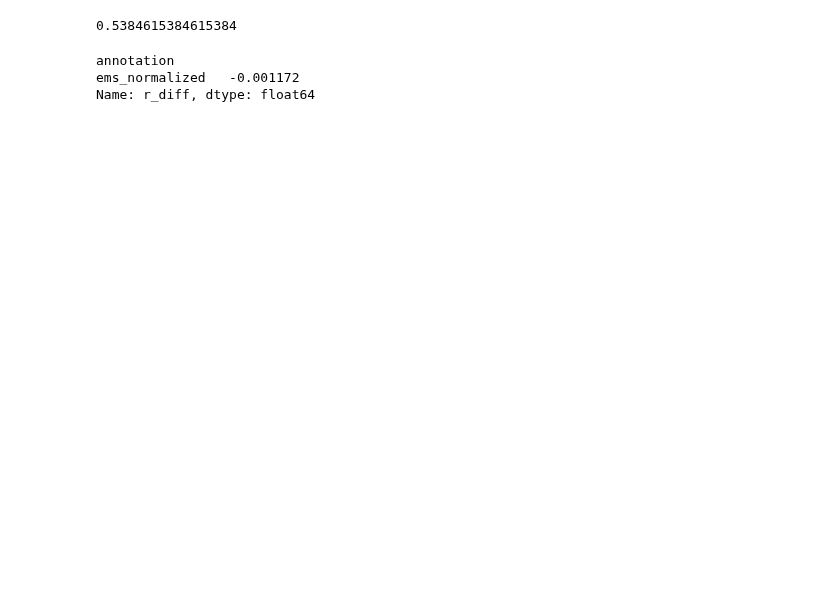
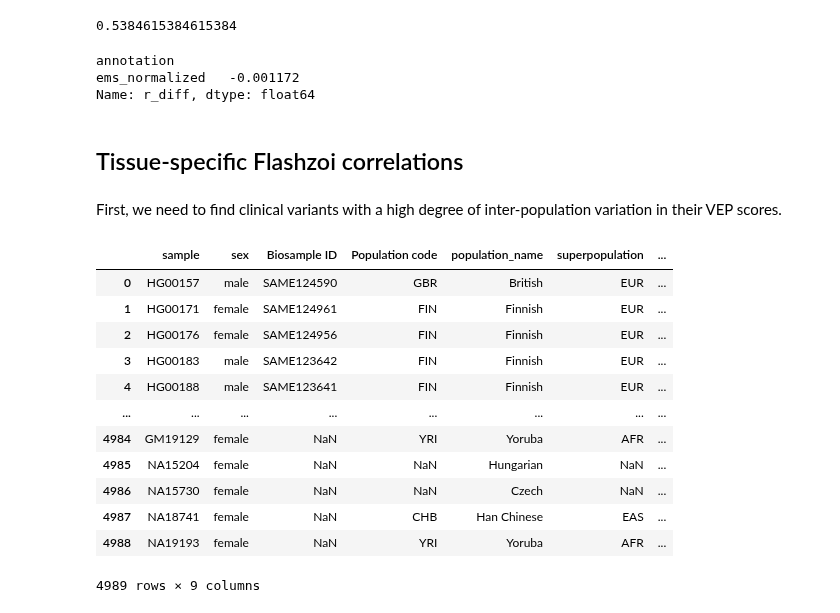
Before and after one commit to bschilder/VEP_DNA, a Jupyter notebook: notebooks/QTL_annotations.ipynb, the cells around one changed output. Drawn from its saved outputs; the diff is of its cells as text; code cells hidden in the pictures; blank space fills up the shorter version.

Commit message:
update before running flashzoi on HPC

```diff
--- a/notebooks/QTL_annotations.ipynb
+++ b/notebooks/QTL_annotations.ipynb
@@ -143,3 +164,24 @@ r2_filt.groupby(["annotation"])["r_diff"].mean()
 annotation
 ems_normalized   -0.001172
 Name: r_diff, dtype: float64
+# %% [markdown]
+## Tissue-specific Flashzoi correlations
+# %% [markdown]
+First, we need to find clinical variants with a high degree of inter-population variation in their VEP scores.
+# %%
+og_meta = og.get_sample_metadata()
+og_meta
+# %% [output]
+|  | sample | sex | Biosample ID | Population code | population_name | superpopulation | ... |
+| 0 | HG00157 | male | SAME124590 | GBR | British | EUR | ... |
+| 1 | HG00171 | female | SAME124961 | FIN | Finnish | EUR | ... |
+| 2 | HG00176 | female | SAME124956 | FIN | Finnish | EUR | ... |
+| 3 | HG00183 | male | SAME123642 | FIN | Finnish | EUR | ... |
+| 4 | HG00188 | male | SAME123641 | FIN | Finnish | EUR | ... |
+| ... | ... | ... | ... | ... | ... | ... | ... |
+| 4984 | GM19129 | female | NaN | YRI | Yoruba | AFR | ... |
+| 4985 | NA15204 | female | NaN | NaN | Hungarian | NaN | ... |
+| 4986 | NA15730 | female | NaN | NaN | Czech | NaN | ... |
+| 4987 | NA18741 | female | NaN | CHB | Han Chinese | EAS | ... |
+| 4988 | NA19193 | female | NaN | YRI | Yoruba | AFR | ... |
+4989 rows × 9 columns
```
Also changed, not shown: parts of 22 cells of this notebook, 4 other files.
